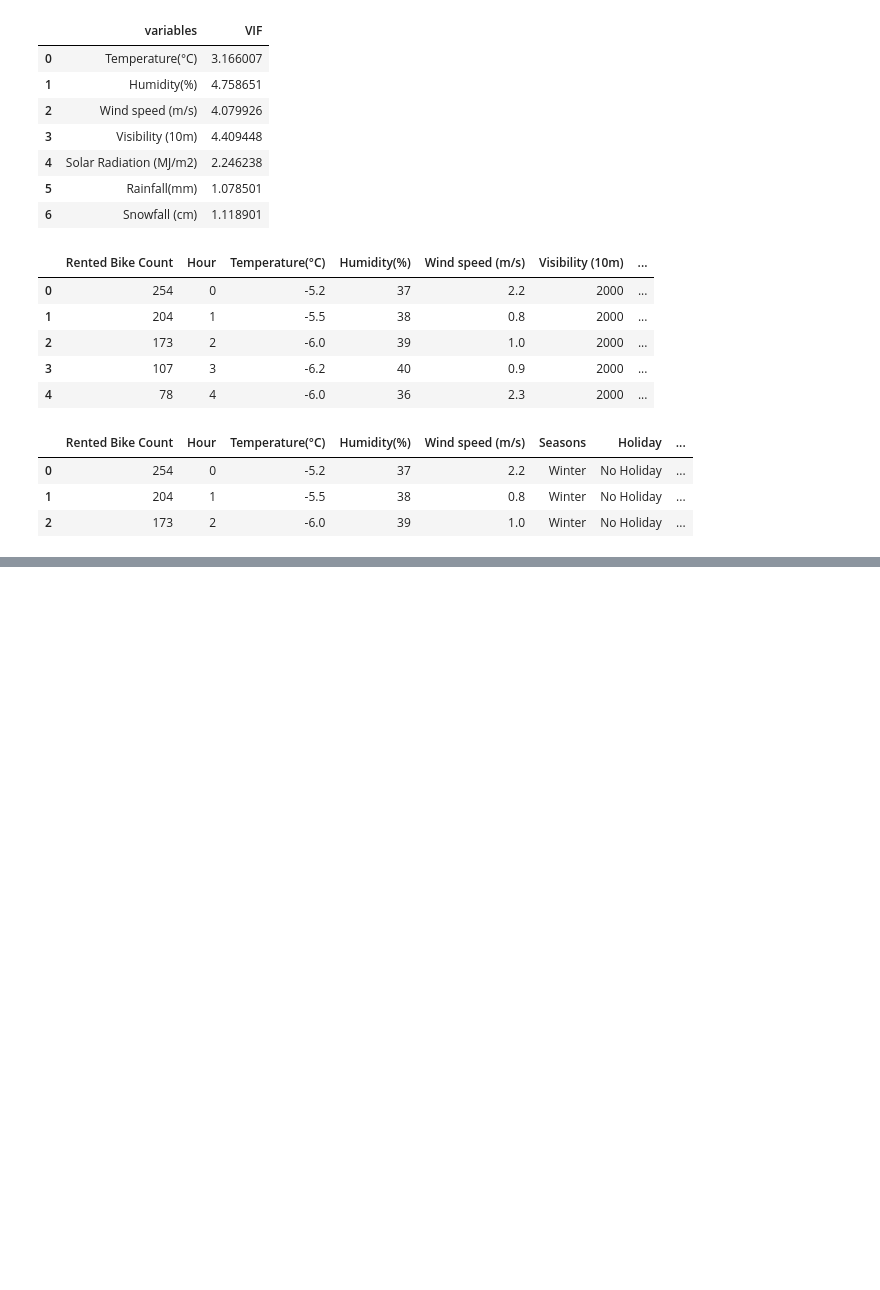
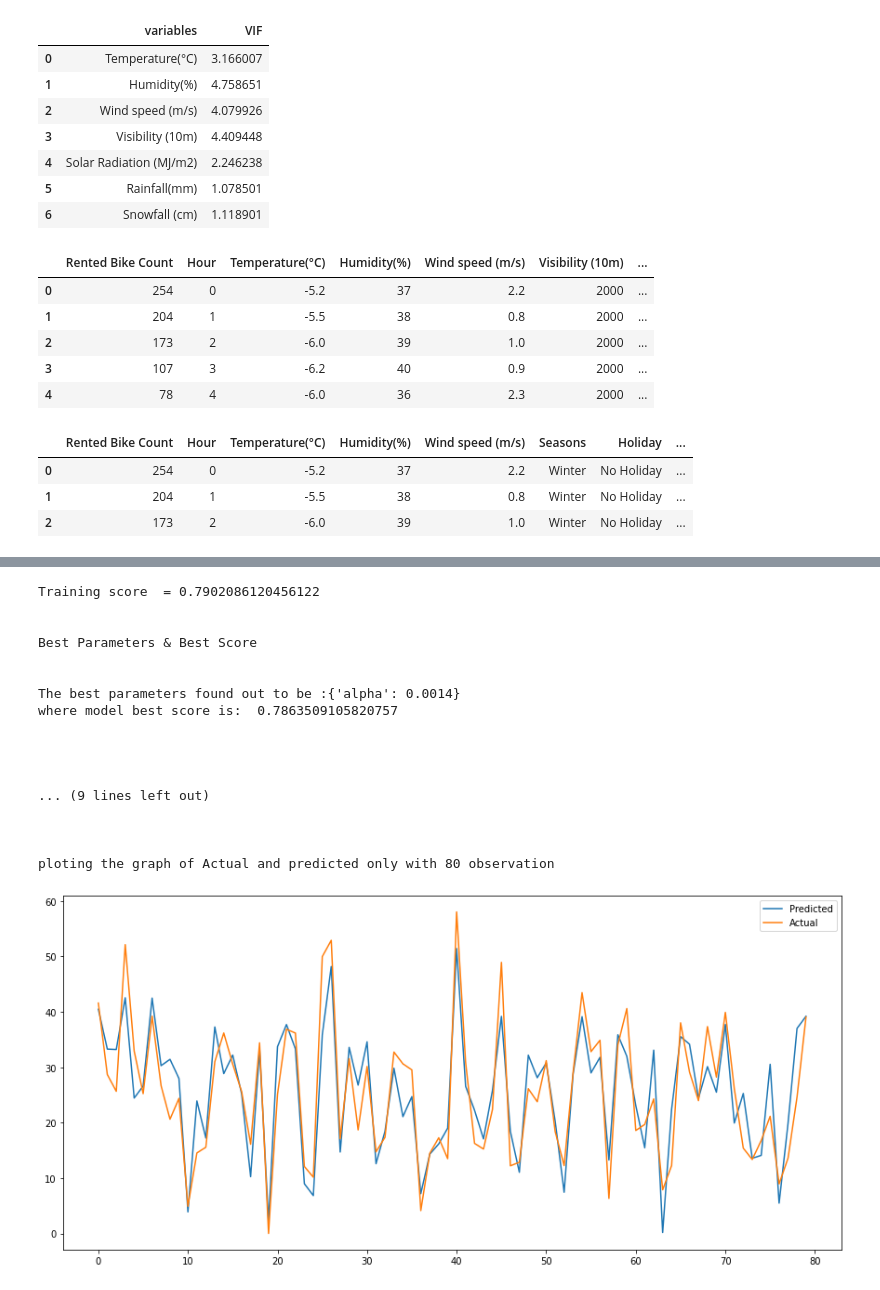
Before and after one commit to DSJibran/Seoul-Bike-Sharing-Demand-Prediction, a Jupyter notebook: Seoul_Bike_Sharing_Demand_Prediction.ipynb, the cells around one changed output, grey strips where cells are left out. Saved outputs shown, nothing was run; the diff lists cells and outputs as text; code cells hidden in the pictures; blank space fills up the shorter version.

```diff
--- a/Seoul_Bike_Sharing_Demand_Prediction.ipynb
+++ b/Seoul_Bike_Sharing_Demand_Prediction.ipynb
@@ -410,0 +657,26 @@ df.head(3)
+# %%
+parameters = {'alpha': [1e-15,1e-13,1e-10,1e-8,1e-5,1e-4,1e-3,1e-2,1e-1,1,5,10,20,30,40,45,50,55,60,100,0.0014]}
+L1 = GridSearchCV(Lasso(), parameters, cv=5)
+# %%
+# fit and evaluate model with score_matrix function
+
+matrix_score(L1,X_train,X_test,y_train,y_test)
+# %% [output]
+Training score  = 0.7902086120456122
+
+
+Best Parameters & Best Score
+
+
+The best parameters found out to be :{'alpha': 0.0014}
+where model best score is:  0.7863509105820757
+
+
+
+
+... (9 lines left out)
+
+
+
+ploting the graph of Actual and predicted only with 80 observation
+[figure, added]
```
Also changed, not shown: parts of 23 cells of this notebook.
